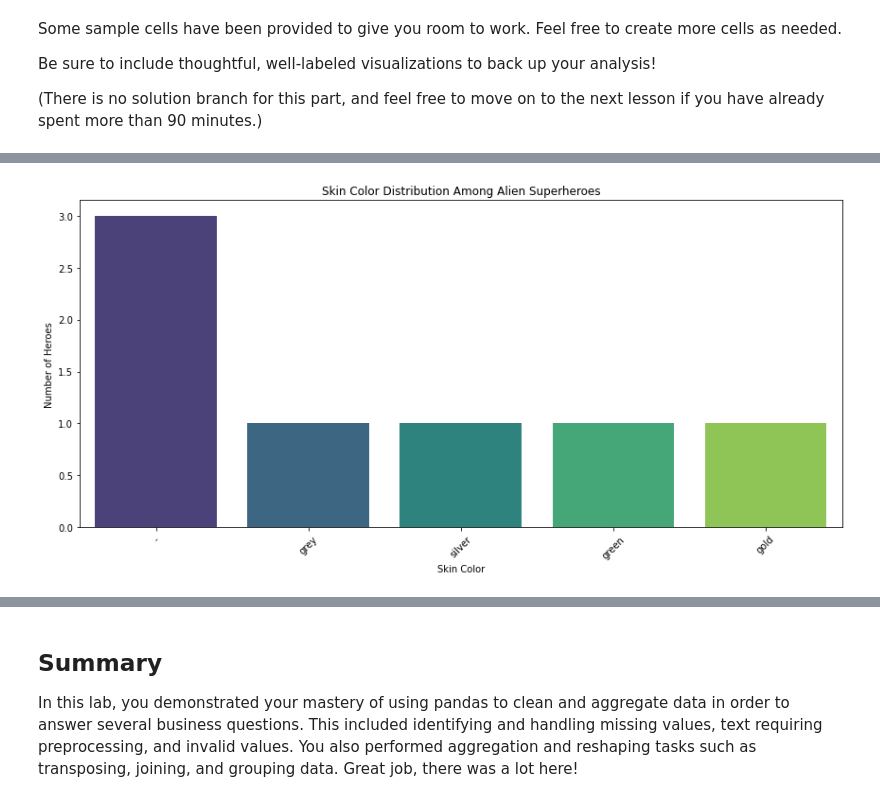
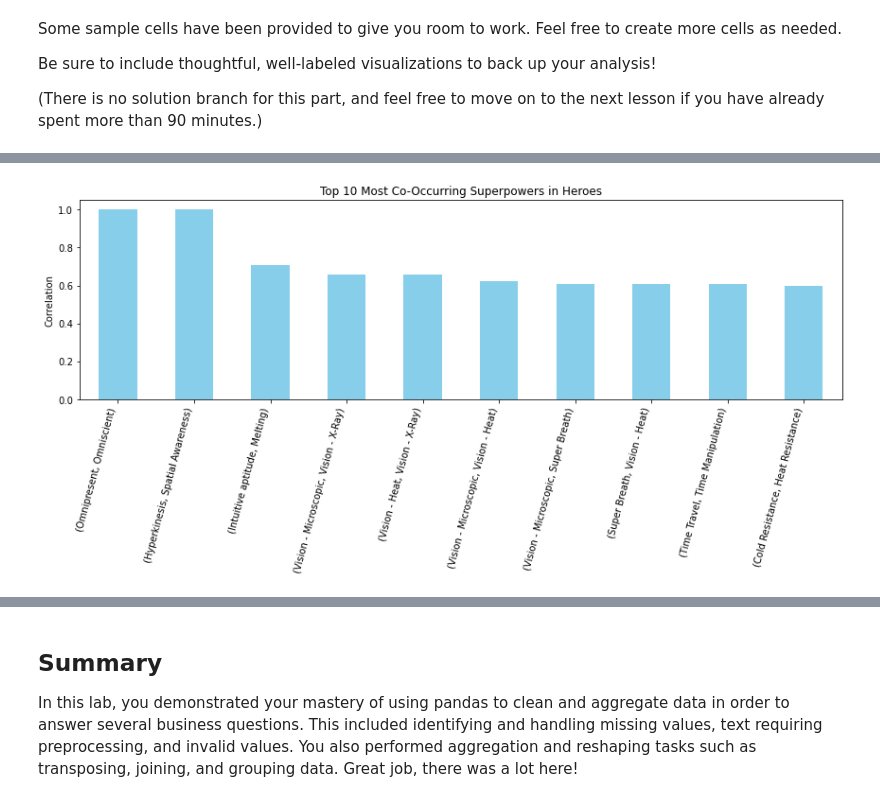
Before and after one commit to AshleyNyaboke/dsc-pandas-data-cleaning-lab, a Jupyter notebook: index.ipynb, the cells around one changed output, grey strips where cells are left out. Saved outputs shown, nothing was run; the diff lists cells and outputs as text; code cells hidden in the pictures.

```diff
--- a/index.ipynb
+++ b/index.ipynb
@@ -831,0 +812,16 @@ Name: Skin color, dtype: int64
+# %%
+# Transpose so we have heroes as rows, powers as columns
+powers_df_T = powers_df.T
+# %%
+# Compute correlation between powers
+co_occurrence_matrix = powers_df_T.corr()
+# Flatten upper triangle of the matrix to get unique pairs only
+co_occurrence_pairs = (
+    co_occurrence_matrix.where(np.triu(np.ones(co_occurrence_matrix.shape), k=1).astype(bool))
+    .stack()
+    .sort_values(ascending=False)
+)
+
+# View top 10 most co-occurring powers
+top_10_pairs = co_occurrence_pairs.head(10)
+print(top_10_pairs)
@@ -832,12 +840,11 @@ Name: Skin color, dtype: int64
 # %%
-# Plot the distribution
+# Plot the top 10 pairs
 plt.figure(figsize=(12,6))
-sns.barplot(x=skin_color_counts.index, y=skin_color_counts.values, palette="viridis")
-plt.title("Skin Color Distribution Among Alien Superheroes")
-plt.xlabel("Skin Color")
-plt.ylabel("Number of Heroes")
-plt.xticks(rotation=45)
+top_10_pairs.plot(kind="bar", color="skyblue")
+plt.title("Top 10 Most Co-Occurring Superpowers in Heroes")
+plt.ylabel("Correlation")
+plt.xticks(rotation=75, ha='right')
 plt.tight_layout()
 plt.show()
 # %% [output]
-[figure, old version]
+[figure, new version]
```
Also changed, not shown: parts of 16 cells of this notebook.
